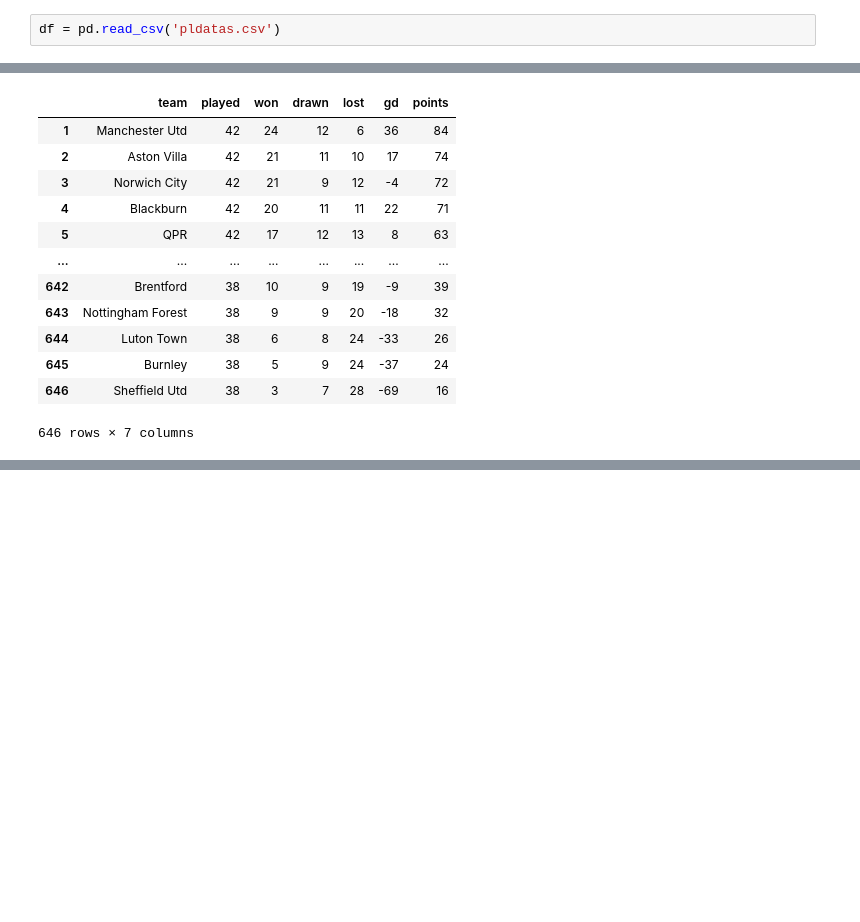
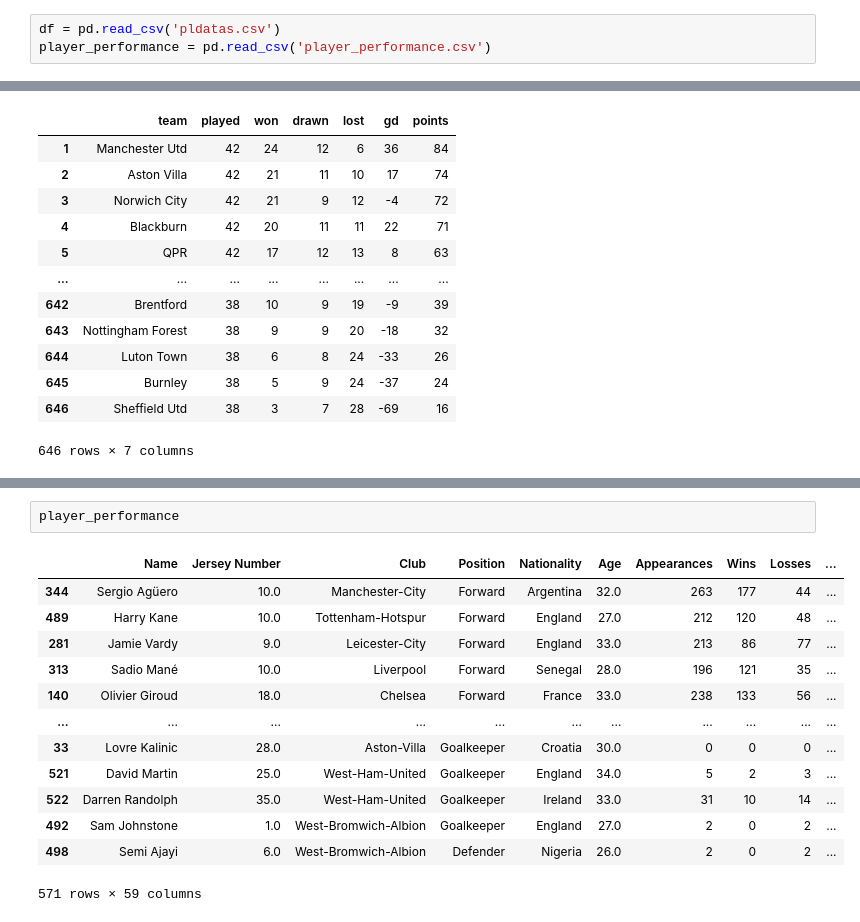
Before and after one commit to itsmeankeet/MachineLearning, a Jupyter notebook: champions_league_webapp/app.ipynb, the cells around one changed output, grey strips where cells are left out. Saved outputs shown, nothing was run; the diff lists cells and outputs as text; blank space fills up the shorter version.

```diff
--- a/champions_league_webapp/app.ipynb
+++ b/champions_league_webapp/app.ipynb
@@ -3,6 +3,7 @@ import pandas as pd
 import numpy as np
 # %%
 df = pd.read_csv('pldatas.csv')
+player_performance = pd.read_csv('player_performance.csv')
 # %%
 df.head()
 # %% [output]
@@ -153,0 +181,16 @@ df[['team','played', 'won','drawn','lost', 'gd', 'points']]
+# %%
+player_performance
+# %% [output]
+|  | Name | Jersey Number | Club | Position | Nationality | Age | Appearances | Wins | Losses | ... |
+| 344 | Sergio Agüero | 10.0 | Manchester-City | Forward | Argentina | 32.0 | 263 | 177 | 44 | ... |
+| 489 | Harry Kane | 10.0 | Tottenham-Hotspur | Forward | England | 27.0 | 212 | 120 | 48 | ... |
+| 281 | Jamie Vardy | 9.0 | Leicester-City | Forward | England | 33.0 | 213 | 86 | 77 | ... |
+| 313 | Sadio Mané | 10.0 | Liverpool | Forward | Senegal | 28.0 | 196 | 121 | 35 | ... |
+| 140 | Olivier Giroud | 18.0 | Chelsea | Forward | France | 33.0 | 238 | 133 | 56 | ... |
+| ... | ... | ... | ... | ... | ... | ... | ... | ... | ... | ... |
+| 33 | Lovre Kalinic | 28.0 | Aston-Villa | Goalkeeper | Croatia | 30.0 | 0 | 0 | 0 | ... |
+| 521 | David Martin | 25.0 | West-Ham-United | Goalkeeper | England | 34.0 | 5 | 2 | 3 | ... |
+| 522 | Darren Randolph | 35.0 | West-Ham-United | Goalkeeper | Ireland | 33.0 | 31 | 10 | 14 | ... |
+| 492 | Sam Johnstone | 1.0 | West-Bromwich-Albion | Goalkeeper | England | 27.0 | 2 | 0 | 2 | ... |
+| 498 | Semi Ajayi | 6.0 | West-Bromwich-Albion | Defender | Nigeria | 26.0 | 2 | 0 | 2 | ... |
+571 rows × 59 columns
```
Also changed, not shown: parts of 2 cells of this notebook, 2 other files.
